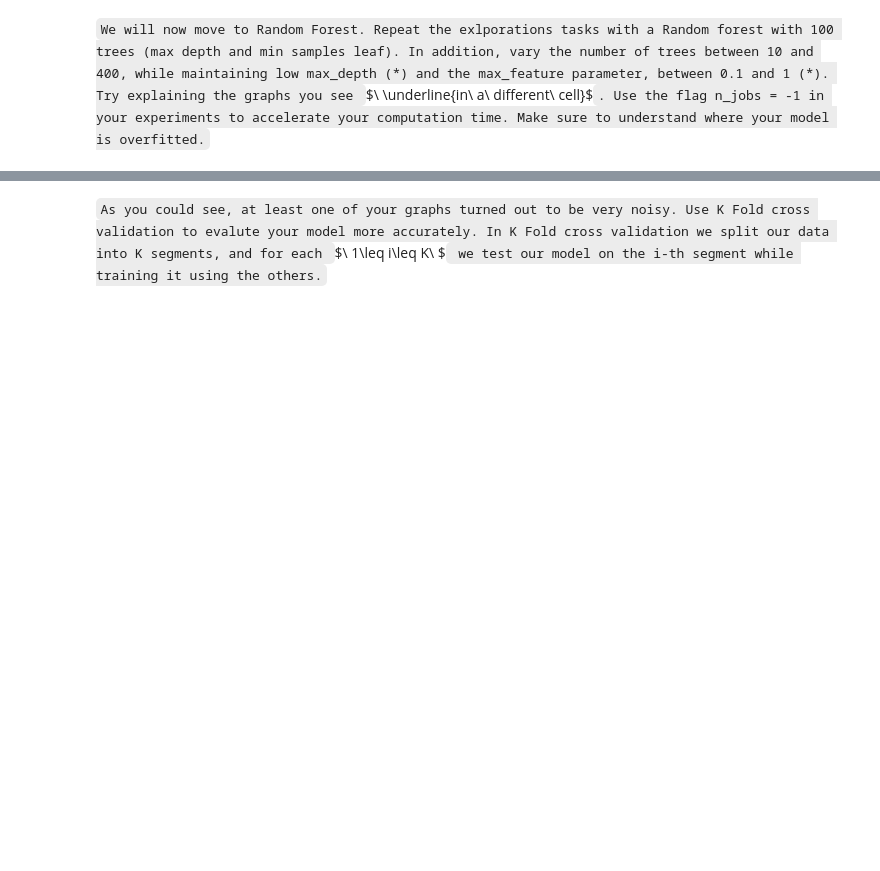
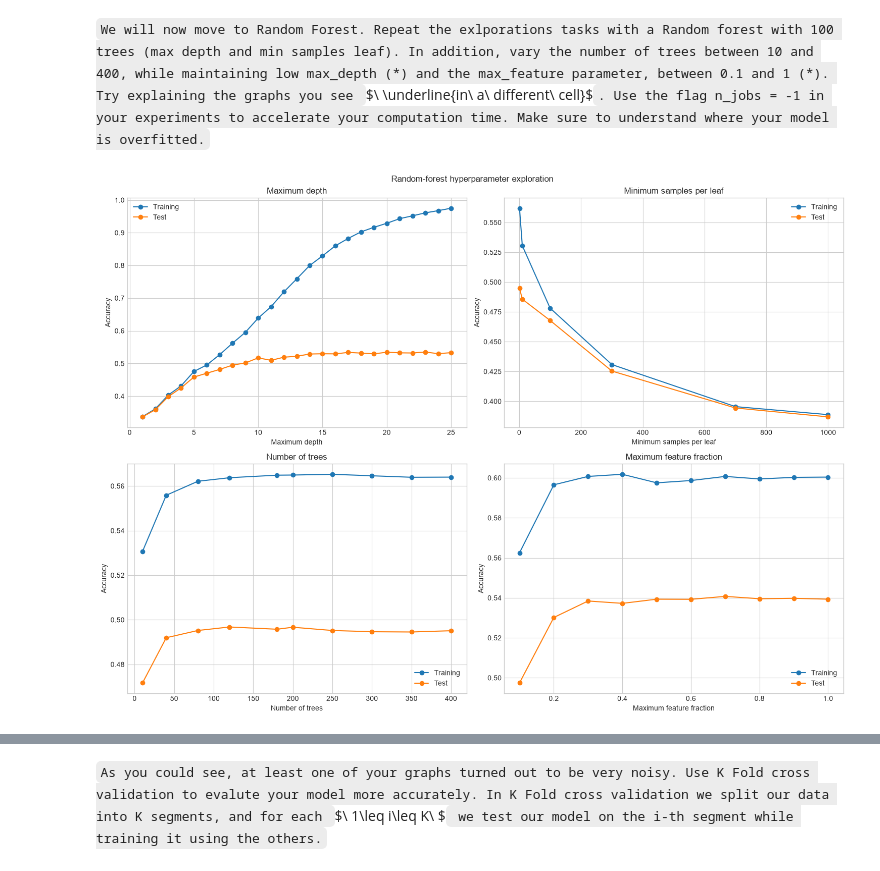
Before and after one commit to Avraham2489/DS_Training, a Jupyter notebook: D - ML/supervised/exercise/exercise_4_supervised_learning.ipynb, the cells around one changed output, grey strips where cells are left out. Drawn from its saved outputs; the diff is of its cells as text; code cells hidden in the pictures; blank space fills up the shorter version.

```diff
--- a/D - ML/supervised/exercise/exercise_4_supervised_learning.ipynb
+++ b/D - ML/supervised/exercise/exercise_4_supervised_learning.ipynb
@@ -50,0 +277,98 @@ from sklearn.ensemble import RandomForestClassifier
+# %%
+forest_depth_values = np.arange(start=1, stop=26)
+forest_leaf_values = [1, 10, 100, 300, 700, 1000]
+forest_tree_count_values = [10, 40, 80, 120, 180, 200, 250, 300, 350, 400]
+forest_max_feature_values = np.round(
+    a=np.arange(start=0.1, stop=1.1, step=0.1), decimals=1
+)
+
+forest_experiments = [
+    (
+        "Maximum depth",
+        forest_depth_values,
+        lambda value: {"max_depth": int(value), "min_samples_leaf": 1, "max_features": "sqrt"},
+    ),
+    (
+        "Minimum samples per leaf",
+        forest_leaf_values,
+        lambda value: {"max_depth": best_tree_depth, "min_samples_leaf": int(value), "max_features": "sqrt"},
+    ),
+    (
+        "Number of trees",
+        forest_tree_count_values,
+        lambda value: {"max_depth": best_tree_depth, "min_samples_leaf": 1, "max_features": "sqrt", "n_estimators": int(value)},
+    ),
+    (
+        "Maximum feature fraction",
+        forest_max_feature_values,
+        lambda value: {"max_depth": best_tree_depth, "min_samples_leaf": 1, "max_features": float(value)},
+    ),
+]
+
+forest_experiment_results = {}
+figure, axes = plt.subplots(nrows=2, ncols=2, figsize=(15, 11))
+for axis, (experiment_name, experiment_values, parameter_builder) in zip(
+    axes.ravel(), forest_experiments
+):
+    current_train_accuracies = []
+    current_test_accuracies = []
+    for experiment_value in experiment_values:
+        current_parameters = parameter_builder(experiment_value)
+        current_forest = RandomForestClassifier(
+            n_estimators=current_parameters.get("n_estimators", 100),
+            max_depth=current_parameters["max_depth"],
+            min_samples_leaf=current_parameters["min_samples_leaf"],
+            max_features=current_parameters["max_features"],
+            n_jobs=-1,
+            random_state=RANDOM_SEED,
+        )
+        current_forest.fit(X=insurance_features_exploration, y=insurance_target_exploration)
+        current_train_accuracies.append(
+            accuracy_score(
+                y_true=insurance_target_exploration,
+                y_pred=current_forest.predict(X=insurance_features_exploration),
+            )
+        )
+        current_test_accuracies.append(
+            accuracy_score(
+                y_true=insurance_target_test,
+                y_pred=current_forest.predict(X=insurance_features_test),
+            )
+        )
+    forest_experiment_results[experiment_name] = {
+        "values": list(experiment_values),
+        "train": current_train_accuracies,
+        "test": current_test_accuracies,
+    }
+    axis.plot(experiment_values, current_train_accuracies, marker="o", label="Training")
+    axis.plot(experiment_values, current_test_accuracies, marker="o", label="Test")
+    axis.set_title(experiment_name)
+    axis.set_xlabel(experiment_name)
+    axis.set_ylabel("Accuracy")
+    axis.legend()
+figure.suptitle("Random-forest hyperparameter exploration")
+figure.tight_layout()
+plt.show()
+
+best_forest_depth = int(
+    forest_depth_values[
+        int(np.argmax(a=forest_experiment_results["Maximum depth"]["test"]))
+    ]
+)
+best_forest_minimum_leaf_size = int(
+    forest_leaf_values[
+        int(np.argmax(a=forest_experiment_results["Minimum samples per leaf"]["test"]))
+    ]
+)
+best_forest_tree_count = int(
+    forest_tree_count_values[
+        int(np.argmax(a=forest_experiment_results["Number of trees"]["test"]))
+    ]
+)
+best_forest_max_features = float(
+    forest_max_feature_values[
+        int(np.argmax(a=forest_experiment_results["Maximum feature fraction"]["test"]))
+    ]
+)
+# %% [output]
+[figure, added]
```
Also changed, not shown: parts of 54 cells of this notebook, 2 other files.
